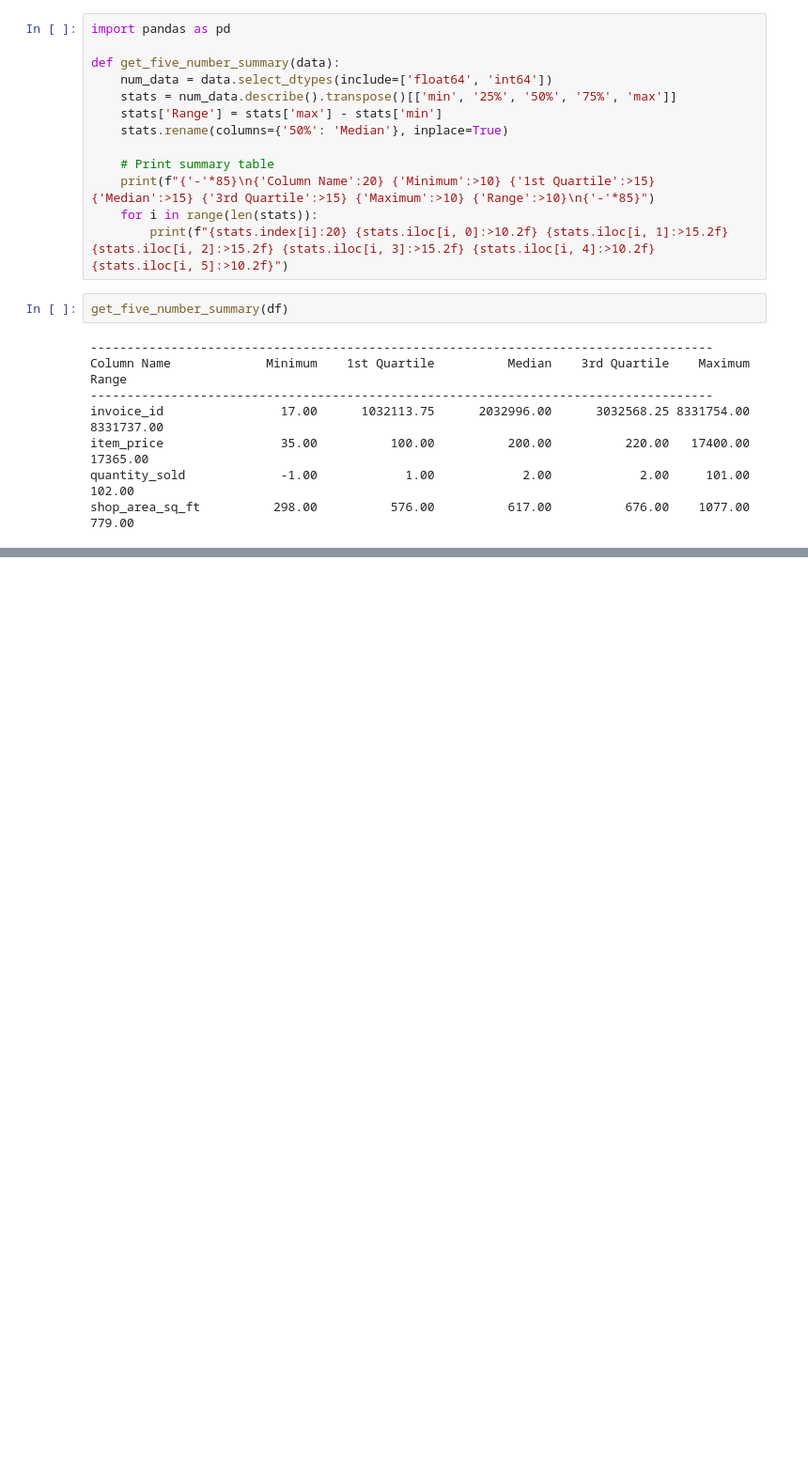
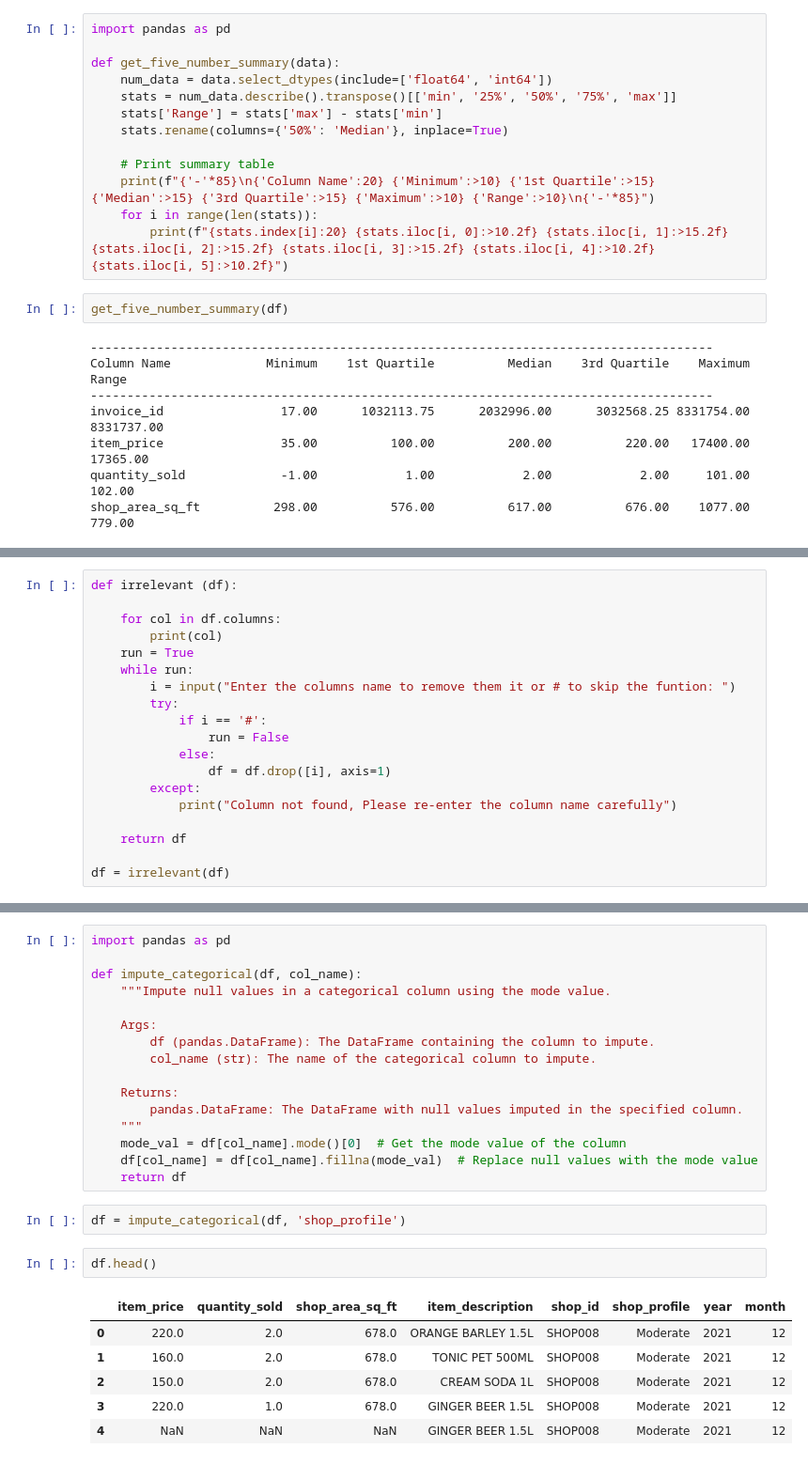
Before and after one commit to Mihiru-Lakshitha/Data-Strom-4.0-, a Jupyter notebook: day-01-coding.ipynb, the cells around one changed output, grey strips where cells are left out. Shown: that part at 94% size. Drawn from its saved outputs; the diff is of its cells as text; blank space fills up the shorter version.

```diff
--- a/day-01-coding.ipynb
+++ b/day-01-coding.ipynb
@@ -128,0 +241,19 @@ shop_area_sq_ft          298.00          576.00          617.00          676.00
+# %%
+def irrelevant (df):
+
+    for col in df.columns:
+        print(col)
+    run = True
+    while run:
+        i = input("Enter the columns name to remove them it or # to skip the funtion: ")
+        try:
+            if i == '#':
+                run = False
+            else:
+                df = df.drop([i], axis=1)
+        except:
+            print("Column not found, Please re-enter the column name carefully")
+
+    return df
+
+df = irrelevant(df)
@@ -128,0 +278,27 @@ shop_area_sq_ft          298.00          576.00          617.00          676.00
+# %%
+import pandas as pd
+
+def impute_categorical(df, col_name):
+    """Impute null values in a categorical column using the mode value.
+
+    Args:
+        df (pandas.DataFrame): The DataFrame containing the column to impute.
+        col_name (str): The name of the categorical column to impute.
+
+    Returns:
+        pandas.DataFrame: The DataFrame with null values imputed in the specified column.
+    """
+    mode_val = df[col_name].mode()[0]  # Get the mode value of the column
+    df[col_name] = df[col_name].fillna(mode_val)  # Replace null values with the mode value
+    return df
+# %%
+df = impute_categorical(df, 'shop_profile')
+# %%
+df.head()
+# %% [output]
+|  | item_price | quantity_sold | shop_area_sq_ft | item_description | shop_id | shop_profile | year | month |
+| 0 | 220.0 | 2.0 | 678.0 | ORANGE BARLEY 1.5L | SHOP008 | Moderate | 2021 | 12 |
+| 1 | 160.0 | 2.0 | 678.0 | TONIC PET 500ML | SHOP008 | Moderate | 2021 | 12 |
+| 2 | 150.0 | 2.0 | 678.0 | CREAM SODA 1L | SHOP008 | Moderate | 2021 | 12 |
+| 3 | 220.0 | 1.0 | 678.0 | GINGER BEER 1.5L | SHOP008 | Moderate | 2021 | 12 |
+| 4 | NaN | NaN | NaN | GINGER BEER 1.5L | SHOP008 | Moderate | 2021 | 12 |
```
Also changed, not shown: parts of 21 cells of this notebook.
